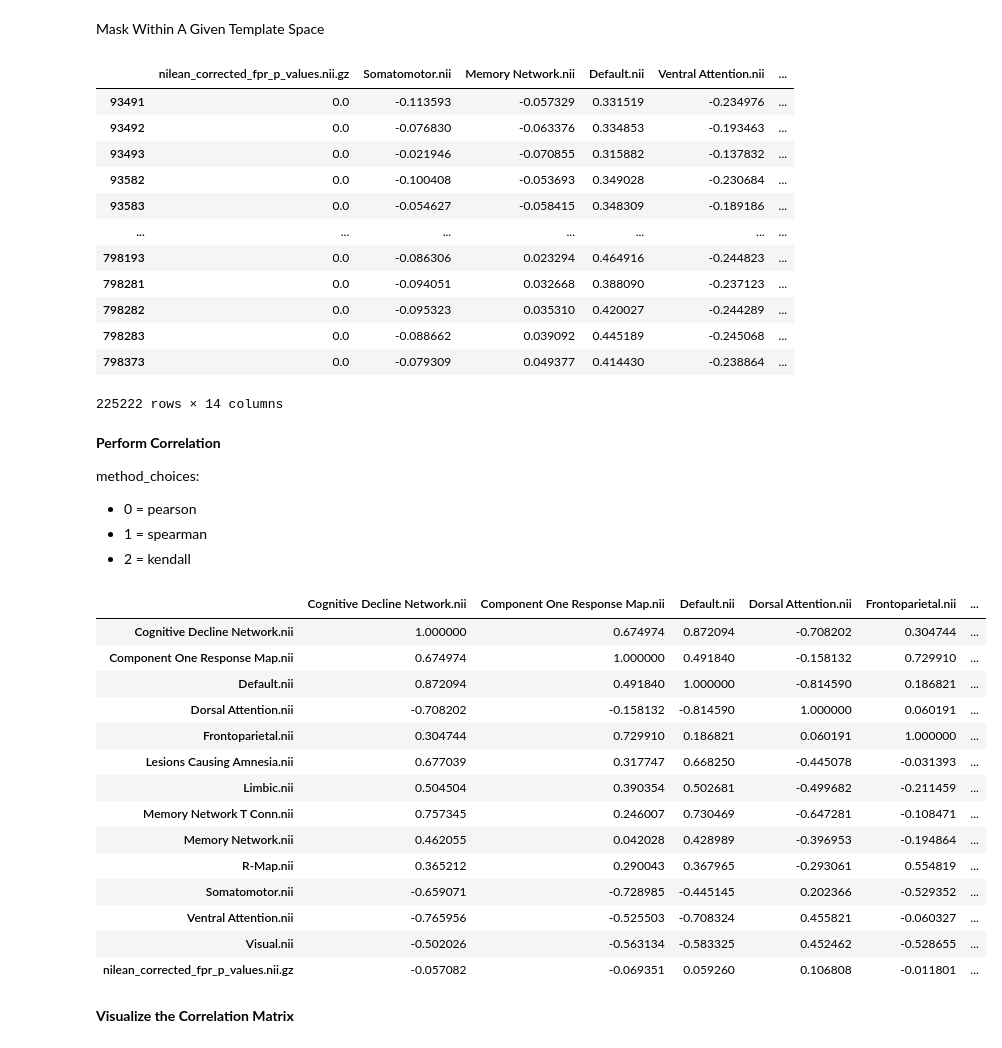
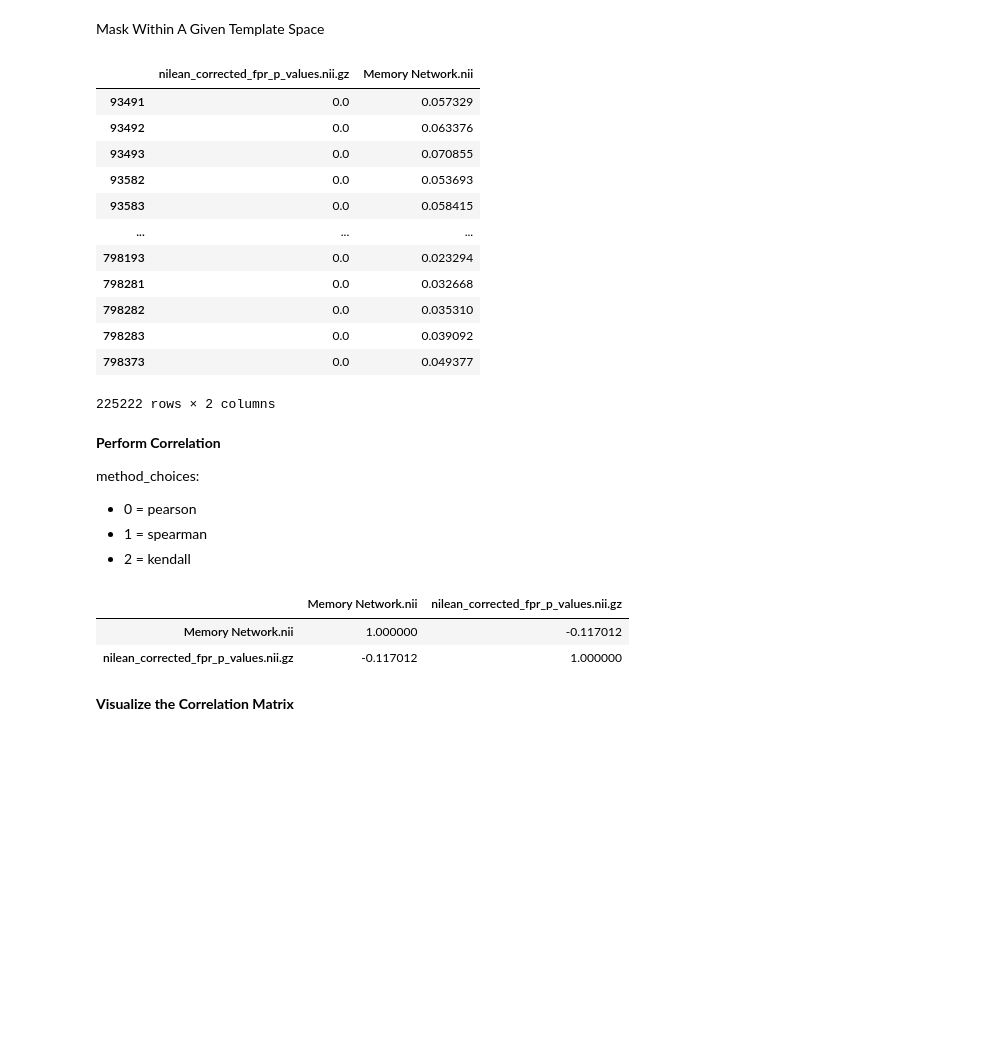
Before and after one commit to Calvinwhow/Research, a Jupyter notebook: nimlab/calvin_utils/notebooks/neuroimaging_notebooks/perform_spatial_correlation.ipynb, the cells around one changed output. Drawn from its saved outputs; the diff is of its cells as text; code cells hidden in the pictures; blank space fills up the shorter version.

```diff
--- a/nimlab/calvin_utils/notebooks/neuroimaging_notebooks/perform_spatial_correlation.ipynb
+++ b/nimlab/calvin_utils/notebooks/neuroimaging_notebooks/perform_spatial_correlation.ipynb
@@ -27,7 +27,7 @@ Will save to:  /Users/cu135/Dropbox (Partners HealthCare)/resources/datasets/BID
 # %% [markdown]
 Enter Information Relating to the Path of the First Set of Niftis
 # %%
-basename_target_1 = r'/Users/cu135/Dropbox (Partners HealthCare)/resources/datasets/BIDS_PD_DBS_STN_WURZBURG/response_topology/voxelwise_glm/stim_by_age/corrected_p_vals'
+basename_target_1 = r'/Users/cu135/Dropbox (Partners HealthCare)/resources/datasets/BIDS_AD_DBS_FORNIX/derivatives/response_topology/voxelwise_glm/stim_by_age/corrected_p_vals'
 file_pattern_target_1 = r'nilean_corrected_fpr_p_values.nii.gz'
 # %% [markdown]
 Enter Information Regarding How You Want to Handle the Niftis
@@ -109,7 +109,7 @@ I will search:  /Users/cu135/Dropbox (Partners HealthCare)/resources/datasets/BI
 Enter Information Relating to the Path of the First Set of Niftis
 # %%
 basename_target_2 = r'/Users/cu135/Dropbox (Partners HealthCare)/resources/published_networks/niftis'
-file_pattern_target_2 = r'*.nii'
+file_pattern_target_2 = r'Memory Network.nii'
 # %% [markdown]
 Enter Information Regarding How You Want to Handle the Niftis
 # %%
@@ -129,4 +129,6 @@ matrix_df2 = process_matrices(
     take_absolute_value=take_absolute_value2,
 )
 matrix_df2.tail(3)
+
+matrix_df2 = matrix_df2.abs()
 # %% [output]
@@ -231,19 +229,19 @@ def apply_mask_to_dataframe(merged_df, mask_path=None):
 masked_df = apply_mask_to_dataframe(merged_df, mask_path=None)
 masked_df
 # %% [output]
-|  | nilean_corrected_fpr_p_values.nii.gz | Somatomotor.nii | Memory Network.nii | Default.nii | Ventral Attention.nii | ... |
-| 93491 | 0.0 | -0.113593 | -0.057329 | 0.331519 | -0.234976 | ... |
-| 93492 | 0.0 | -0.076830 | -0.063376 | 0.334853 | -0.193463 | ... |
-| 93493 | 0.0 | -0.021946 | -0.070855 | 0.315882 | -0.137832 | ... |
-| 93582 | 0.0 | -0.100408 | -0.053693 | 0.349028 | -0.230684 | ... |
-| 93583 | 0.0 | -0.054627 | -0.058415 | 0.348309 | -0.189186 | ... |
-| ... | ... | ... | ... | ... | ... | ... |
-| 798193 | 0.0 | -0.086306 | 0.023294 | 0.464916 | -0.244823 | ... |
-| 798281 | 0.0 | -0.094051 | 0.032668 | 0.388090 | -0.237123 | ... |
-| 798282 | 0.0 | -0.095323 | 0.035310 | 0.420027 | -0.244289 | ... |
-| 798283 | 0.0 | -0.088662 | 0.039092 | 0.445189 | -0.245068 | ... |
-| 798373 | 0.0 | -0.079309 | 0.049377 | 0.414430 | -0.238864 | ... |
+|  | nilean_corrected_fpr_p_values.nii.gz | Memory Network.nii |
+| 93491 | 0.0 | 0.057329 |
+| 93492 | 0.0 | 0.063376 |
+| 93493 | 0.0 | 0.070855 |
+| 93582 | 0.0 | 0.053693 |
+| 93583 | 0.0 | 0.058415 |
+| ... | ... | ... |
+| 798193 | 0.0 | 0.023294 |
+| 798281 | 0.0 | 0.032668 |
+| 798282 | 0.0 | 0.035310 |
+| 798283 | 0.0 | 0.039092 |
+| 798373 | 0.0 | 0.049377 |
-225222 rows × 14 columns
+225222 rows × 2 columns
 # %% [markdown]
 **Perform Correlation**
 
@@ -308,25 +306,16 @@ def compute_correlation(df, method_choice=0, only_compare_nonzero_voxels=False):
     corr_df = corr_df.reindex(index=natsorted(corr_df.index))
     corr_df = corr_df.reindex(columns=natsorted(corr_df.columns))
     return corr_df, method
+# %%
+only_compare_nonzero_voxels=True
 # %%
-corr_df, method = compute_correlation(masked_df, method_choice=method_choice, only_compare_nonzero_voxels=only_compare_nonzero_voxels)
+corr_df, method = compute_correlation(masked_df, method_choice=method_choice,
+                                      only_compare_nonzero_voxels=only_compare_nonzero_voxels)
 corr_df
 # %% [output]
-|  | Cognitive Decline Network.nii | Component One Response Map.nii | Default.nii | Dorsal Attention.nii | Frontoparietal.nii | ... |
-| Cognitive Decline Network.nii | 1.000000 | 0.674974 | 0.872094 | -0.708202 | 0.304744 | ... |
-| Component One Response Map.nii | 0.674974 | 1.000000 | 0.491840 | -0.158132 | 0.729910 | ... |
-| Default.nii | 0.872094 | 0.491840 | 1.000000 | -0.814590 | 0.186821 | ... |
-| Dorsal Attention.nii | -0.708202 | -0.158132 | -0.814590 | 1.000000 | 0.060191 | ... |
-| Frontoparietal.nii | 0.304744 | 0.729910 | 0.186821 | 0.060191 | 1.000000 | ... |
-| Lesions Causing Amnesia.nii | 0.677039 | 0.317747 | 0.668250 | -0.445078 | -0.031393 | ... |
-| Limbic.nii | 0.504504 | 0.390354 | 0.502681 | -0.499682 | -0.211459 | ... |
-| Memory Network T Conn.nii | 0.757345 | 0.246007 | 0.730469 | -0.647281 | -0.108471 | ... |
-| Memory Network.nii | 0.462055 | 0.042028 | 0.428989 | -0.396953 | -0.194864 | ... |
-| R-Map.nii | 0.365212 | 0.290043 | 0.367965 | -0.293061 | 0.554819 | ... |
-| Somatomotor.nii | -0.659071 | -0.728985 | -0.445145 | 0.202366 | -0.529352 | ... |
-| Ventral Attention.nii | -0.765956 | -0.525503 | -0.708324 | 0.455821 | -0.060327 | ... |
-| Visual.nii | -0.502026 | -0.563134 | -0.583325 | 0.452462 | -0.528655 | ... |
-| nilean_corrected_fpr_p_values.nii.gz | -0.057082 | -0.069351 | 0.059260 | 0.106808 | -0.011801 | ... |
+|  | Memory Network.nii | nilean_corrected_fpr_p_values.nii.gz |
+| Memory Network.nii | 1.000000 | -0.117012 |
+| nilean_corrected_fpr_p_values.nii.gz | -0.117012 | 1.000000 |
 # %% [markdown]
 **Visualize the Correlation Matrix**
 # %%
```
Also changed, not shown: parts of 8 cells of this notebook, 10 other files.
